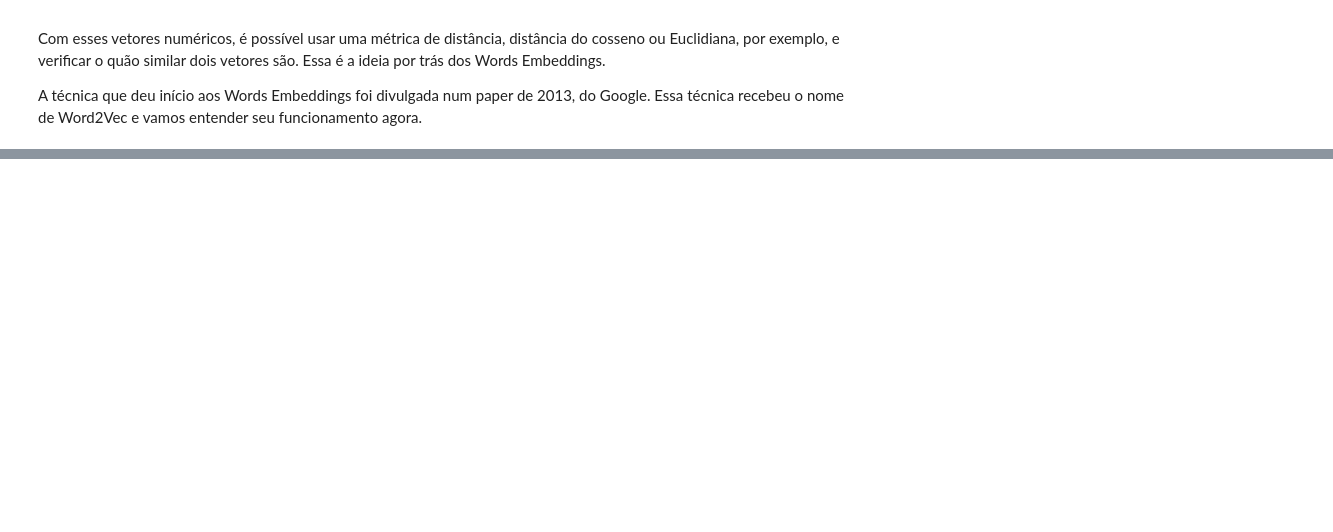
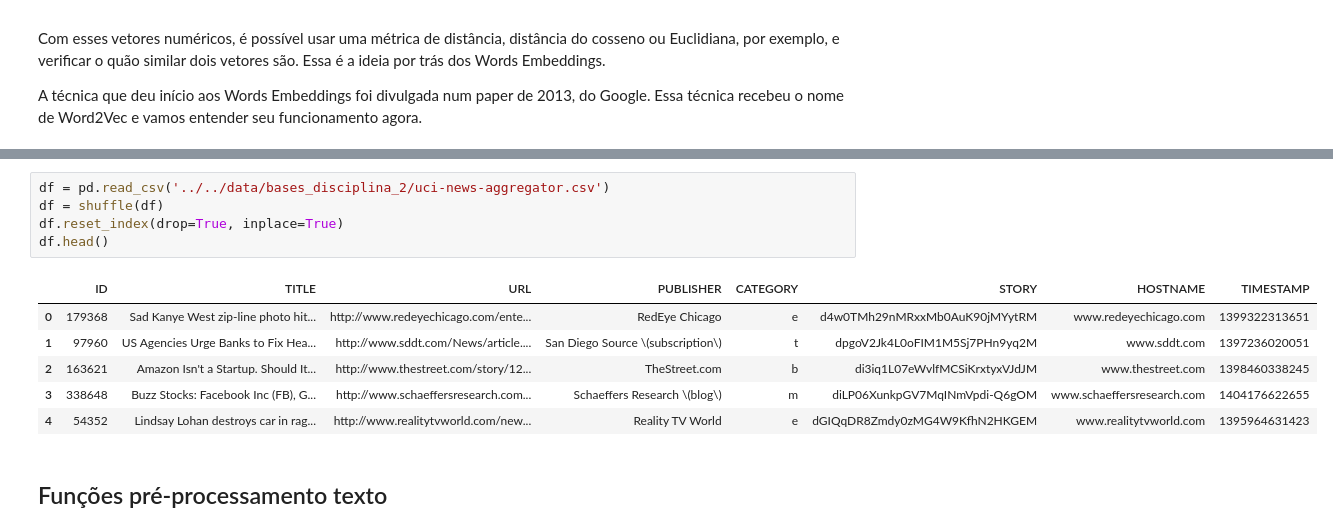
Before and after one commit to jackson-simionato/fase5_pos_tech, a Jupyter notebook: 2_Dados_Gerados_Humanos/2_4_Embeddings/2_4_Embeddings.ipynb, the cells around one changed output, grey strips where cells are left out. Saved outputs shown, nothing was run; the diff lists cells and outputs as text; blank space fills up the shorter version.

Commit message:
Disciplina 2 Aula 4

```diff
--- a/2_Dados_Gerados_Humanos/2_4_Embeddings/2_4_Embeddings.ipynb
+++ b/2_Dados_Gerados_Humanos/2_4_Embeddings/2_4_Embeddings.ipynb
@@ -48,0 +104,14 @@ A técnica que deu início aos Words Embeddings foi divulgada num paper de 2013,
+# %%
+df = pd.read_csv('../../data/bases_disciplina_2/uci-news-aggregator.csv')
+df = shuffle(df)
+df.reset_index(drop=True, inplace=True)
+df.head()
+# %% [output]
+|  | ID | TITLE | URL | PUBLISHER | CATEGORY | STORY | HOSTNAME | TIMESTAMP |
+| 0 | 179368 | Sad Kanye West zip-line photo hit... | http://www.redeyechicago.com/ente... | RedEye Chicago | e | d4w0TMh29nMRxxMb0AuK90jMYytRM | www.redeyechicago.com | 1399322313651 |
+| 1 | 97960 | US Agencies Urge Banks to Fix Hea... | http://www.sddt.com/News/article.... | San Diego Source \(subscription\) | t | dpgoV2Jk4L0oFIM1M5Sj7PHn9yq2M | www.sddt.com | 1397236020051 |
+| 2 | 163621 | Amazon Isn't a Startup. Should It... | http://www.thestreet.com/story/12... | TheStreet.com | b | di3iq1L07eWvlfMCSiKrxtyxVJdJM | www.thestreet.com | 1398460338245 |
+| 3 | 338648 | Buzz Stocks: Facebook Inc (FB), G... | http://www.schaeffersresearch.com... | Schaeffers Research \(blog\) | m | diLP06XunkpGV7MqINmVpdi-Q6gOM | www.schaeffersresearch.com | 1404176622655 |
+| 4 | 54352 | Lindsay Lohan destroys car in rag... | http://www.realitytvworld.com/new... | Reality TV World | e | dGIQqDR8Zmdy0zMG4W9KfhN2HKGEM | www.realitytvworld.com | 1395964631423 |
+# %% [markdown]
+## Funções pré-processamento texto
```
Also changed, not shown: parts of 16 cells of this notebook, 1 other file.
